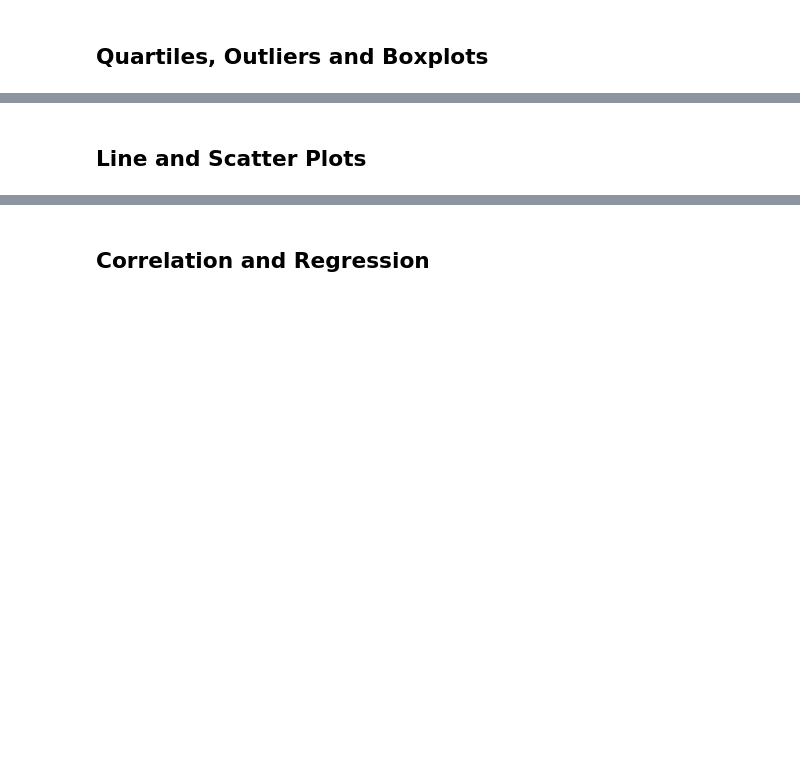
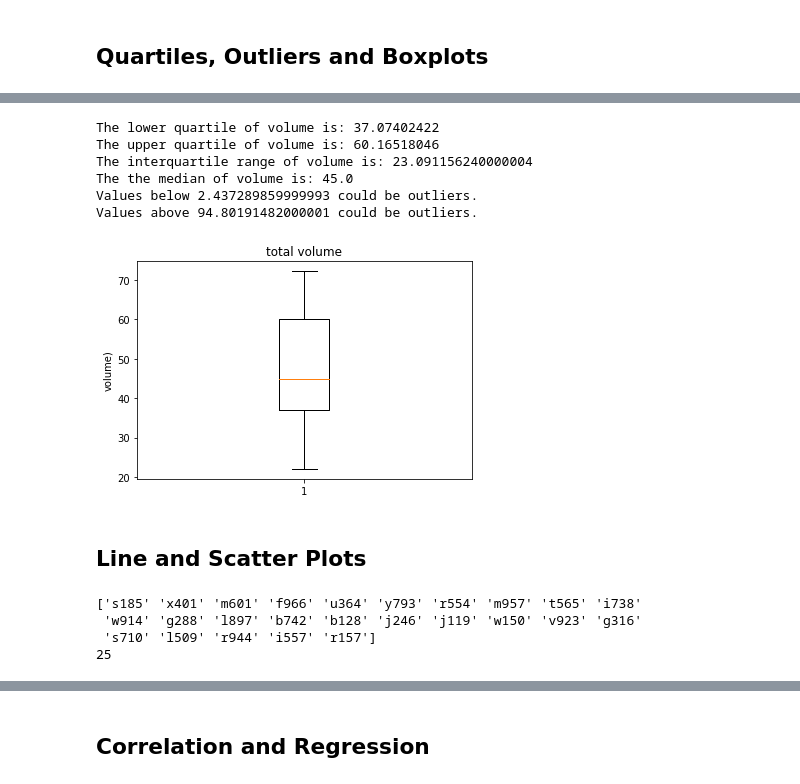
Before and after one commit to sgaetz1/matplotlib-challenge, a Jupyter notebook: pymaceuticals.ipynb, the cells around one changed output, grey strips where cells are left out. Saved outputs shown, nothing was run; the diff lists cells and outputs as text; code cells hidden in the pictures; blank space fills up the shorter version.

```diff
--- a/pymaceuticals.ipynb
+++ b/pymaceuticals.ipynb
@@ -169,7 +178,20 @@ TypeError: 'method' object is not subscriptable
 # Calculate the final tumor volume of each mouse across four of the treatment regimens:
 # Capomulin, Ramicane, Infubinol, and Ceftamin
 
+#df = df.loc[(df['Drug Regimen'] == 'Capomulin') | (df['Drug Regimen'] == 'Ramican') |(df['Drug Regimen'] == 'Infubinol') | (df['Drug Regimen'] == 'Ceftamin')]
+group = df.groupby('Mouse ID')
+group.head()
 # Start by getting the last (greatest) timepoint for each mouse
-
+great = group['Timepoint'].max()
+great
 
 # Merge this group df with the original dataframe to get the tumor volume at the last timepoint
+merge_df = pd.merge(df, great, on = "Mouse ID")
+
+merge_df = merge_df.loc[(merge_df['Drug Regimen'] == 'Capomulin') | (merge_df['Drug Regimen'] == 'Ramicane') |(merge_df['Drug Regimen'] == 'Infubinol') | (merge_df['Drug Regimen'] == 'Ceftamin')]
+merge_df['Drug Regimen'].value_counts()
+
+final = merge_df.loc[merge_df['Timepoint_x'] == merge_df['Timepoint_y']]
+final_volume = final[['Mouse ID', 'Tumor Volume (mm3)','Drug Regimen']]
+volume = final_volume['Tumor Volume (mm3)']
+volume
@@ -176,12 +211,27 @@ TypeError: 'method' object is not subscriptable
 # %%
 # Put treatments into a list for for loop (and later for plot labels)
-
+treatments = merge_df['Drug Regimen'].unique()
+treatments
 
 # Create empty list to fill with tumor vol data (for plotting)
+tumor_volume = []
 
 
 # Calculate the IQR and quantitatively determine if there are any potential outliers.
+quartiles = volume.quantile([.25,.5,.75])
+lowerq = quartiles[0.25]
+upperq = quartiles[0.75]
+iqr = upperq-lowerq
 
+print(f"The lower quartile of volume is: {lowerq}")
+print(f"The upper quartile of volume is: {upperq}")
+print(f"The interquartile range of volume is: {iqr}")
+print(f"The the median of volume is: {quartiles[0.5]} ")
+
+lower_bound = lowerq - (1.5*iqr)
+upper_bound = upperq + (1.5*iqr)
+print(f"Values below {lower_bound} could be outliers.")
+print(f"Values above {upper_bound} could be outliers.")
 
     # Locate the rows which contain mice on each drug and get the tumor volumes
 
@@ -190,9 +240,34 @@ TypeError: 'method' object is not subscriptable
 
 
     # Determine outliers using upper and lower bounds
+# %% [output]
+The lower quartile of volume is: 37.07402422
+The upper quartile of volume is: 60.16518046
+The interquartile range of volume is: 23.091156240000004
+The the median of volume is: 45.0
+Values below 2.437289859999993 could be outliers.
+Values above 94.80191482000001 could be outliers.
 # %%
 # Generate a box plot of the final tumor volume of each mouse across four regimens of interest
+fig1, ax1 = plt.subplots()
+ax1.set_title('total volume')
+ax1.set_ylabel('volume)')
+ax1.boxplot(volume)
+plt.show()
+# %% [output]
+[figure, added]
 # %% [markdown]
 ## Line and Scatter Plots
 # %%
 # Generate a line plot of tumor volume vs. time point for a mouse treated with Capomulin
+
+# Make a list of Mouse ID's for treatment Capomulin
+treat_group = df.loc[df['Drug Regimen'] == 'Capomulin']
+mice = treat_group['Mouse ID'].unique()
+print(mice)
+print(len(mice))
+# %% [output]
+['s185' 'x401' 'm601' 'f966' 'u364' 'y793' 'r554' 'm957' 't565' 'i738'
+ 'w914' 'g288' 'l897' 'b742' 'b128' 'j246' 'j119' 'w150' 'v923' 'g316'
+ 's710' 'l509' 'r944' 'i557' 'r157']
+25
```
Also changed, not shown: parts of 9 cells of this notebook.
